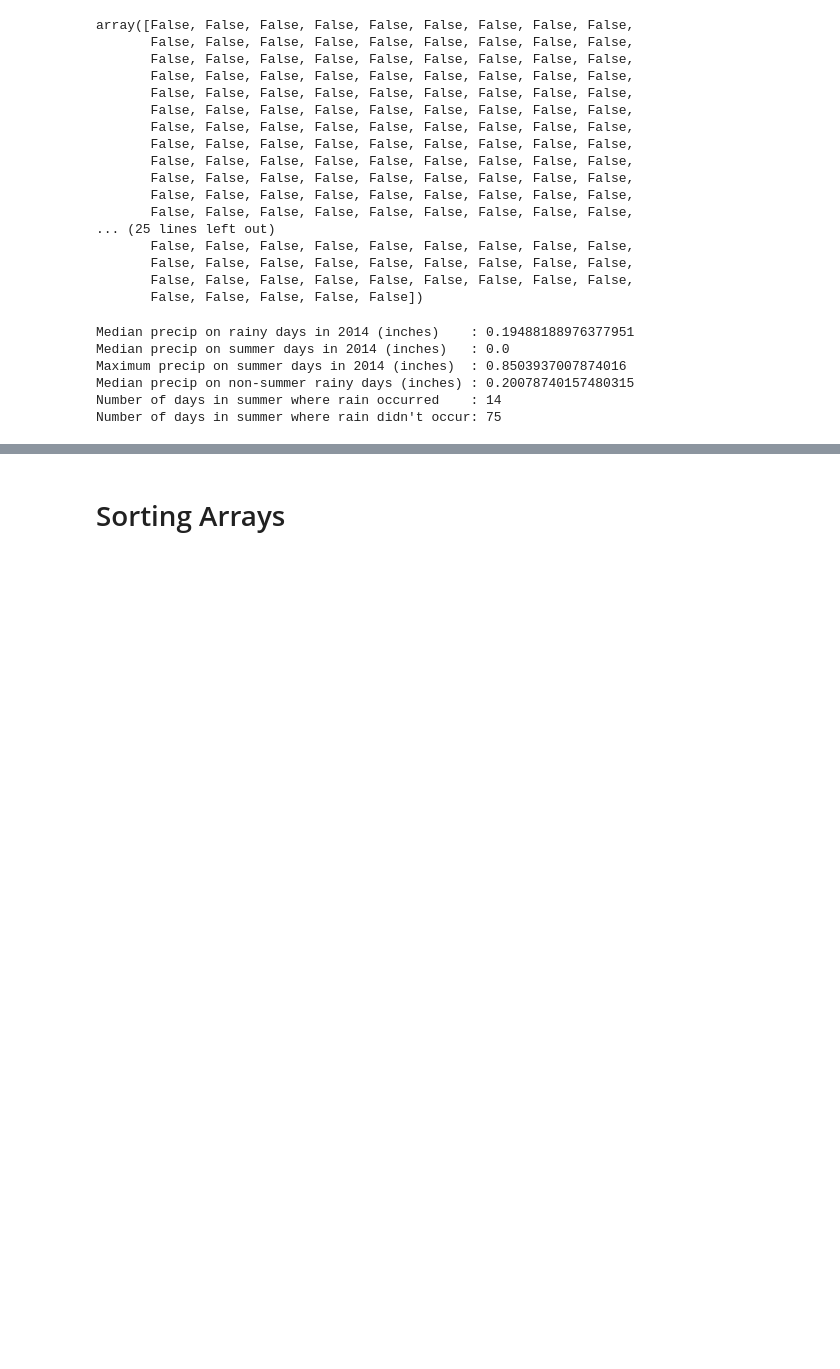
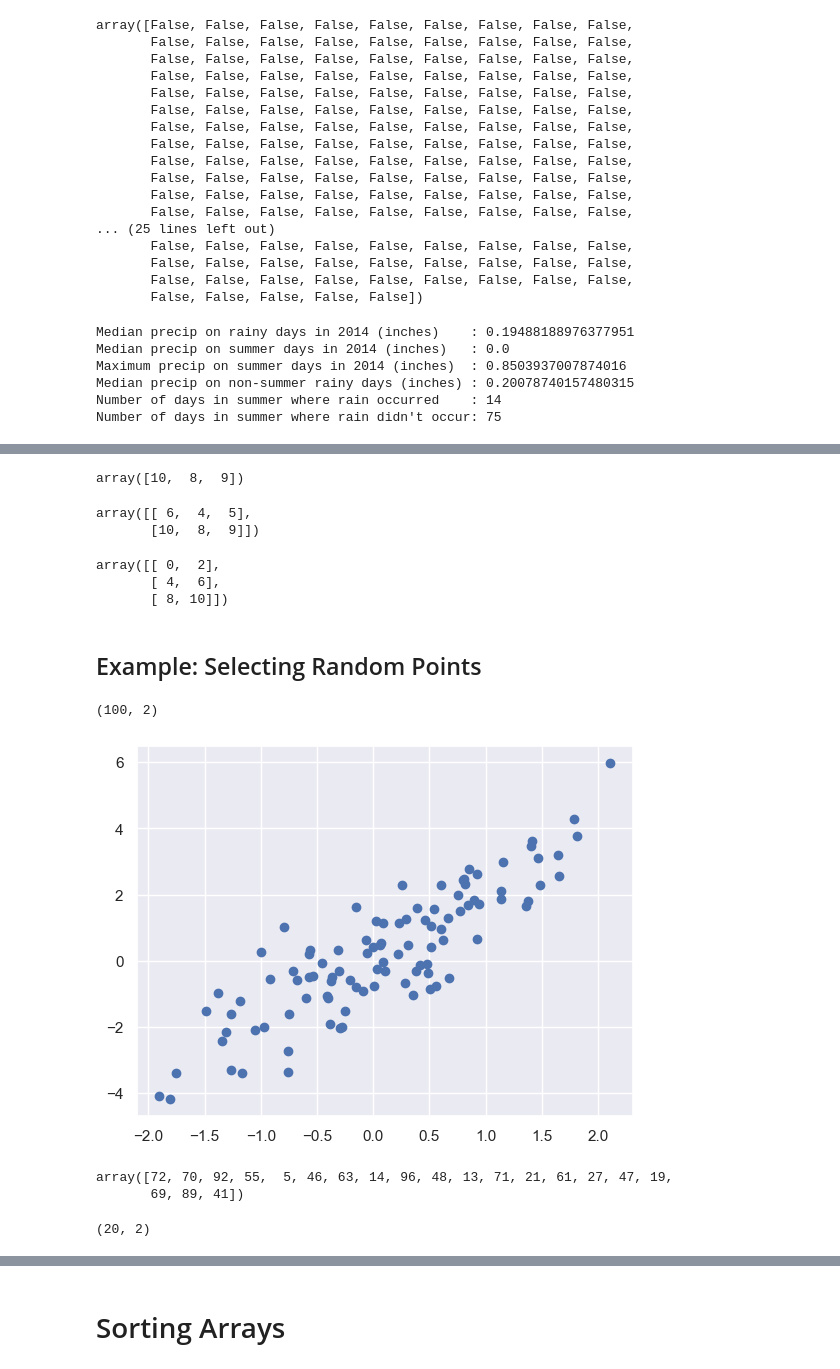
Before and after one commit to ndharmateja/python-data-science-handbook, a Jupyter notebook: 2-numpy.ipynb, the cells around one changed output, grey strips where cells are left out. Drawn from its saved outputs; the diff is of its cells as text; code cells hidden in the pictures; blank space fills up the shorter version.

```diff
--- a/2-numpy.ipynb
+++ b/2-numpy.ipynb
@@ -1454,0 +1567,59 @@ Number of days in summer where rain didn't occur: 75
+# %%
+# Combining fancy and simple indexing
+# Broadcasting equivalent to X[[2, 2, 2], [2, 0, 1]] = [ X[2, 2], X[2, 0], X[2, 1] ]
+X[2, [2, 0, 1]]
+# %% [output]
+array([10,  8,  9])
+# %%
+# Combine fancy indexing with slicing
+# Equivalent to
+# [
+#   [ X(1, 2), X(1, 0), X(1, 1) ],
+#   [ X(2, 2), X(2, 0), X(2, 1) ]
+# ]
+X[1:, [2, 0, 1]]
+# %% [output]
+array([[ 6,  4,  5],
+       [10,  8,  9]])
+# %%
+# Combining fancy indexing with masking
+mask = np.array([1, 0, 1, 0], dtype=bool)
+X[row[:, np.newaxis], mask]
+# %% [output]
+array([[ 0,  2],
+       [ 4,  6],
+       [ 8, 10]])
+# %% [markdown]
+## Example: Selecting Random Points
+# %%
+# Generate 2D normal distribution data
+mean = [0, 0]
+cov = [[1, 2],
+        [2, 5]]
+
+rand = np.random.RandomState(42)
+X = rand.multivariate_normal(mean, cov, 100)
+X.shape
+# %% [output]
+(100, 2)
+# %%
+%matplotlib inline
+import matplotlib.pyplot as plt
+import seaborn; seaborn.set()
+plt.scatter(X[:, 0], X[:, 1])
+plt.show()
+# %% [output]
+[figure, added]
+# %%
+# First choose 20 random indices with no repeats,
+# and use these indices to select a portion of the original array
+indices = np.random.choice(X.shape[0], 20, replace=False)
+indices
+# %% [output]
+array([72, 70, 92, 55,  5, 46, 63, 14, 96, 48, 13, 71, 21, 61, 27, 47, 19,
+       69, 89, 41])
+# %%
+X_rand = X[indices]
+X_rand.shape
+# %% [output]
+(20, 2)
```
Also changed, not shown: parts of 39 cells of this notebook.
